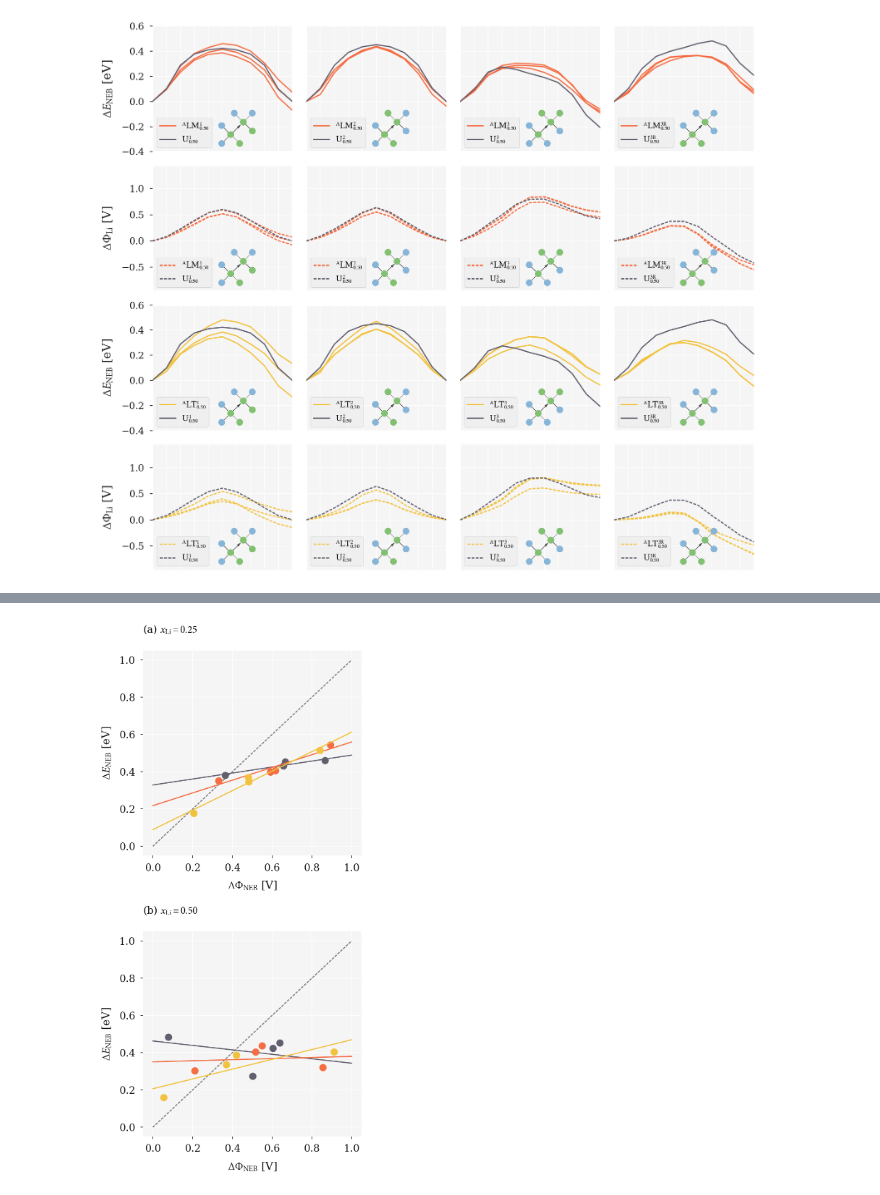
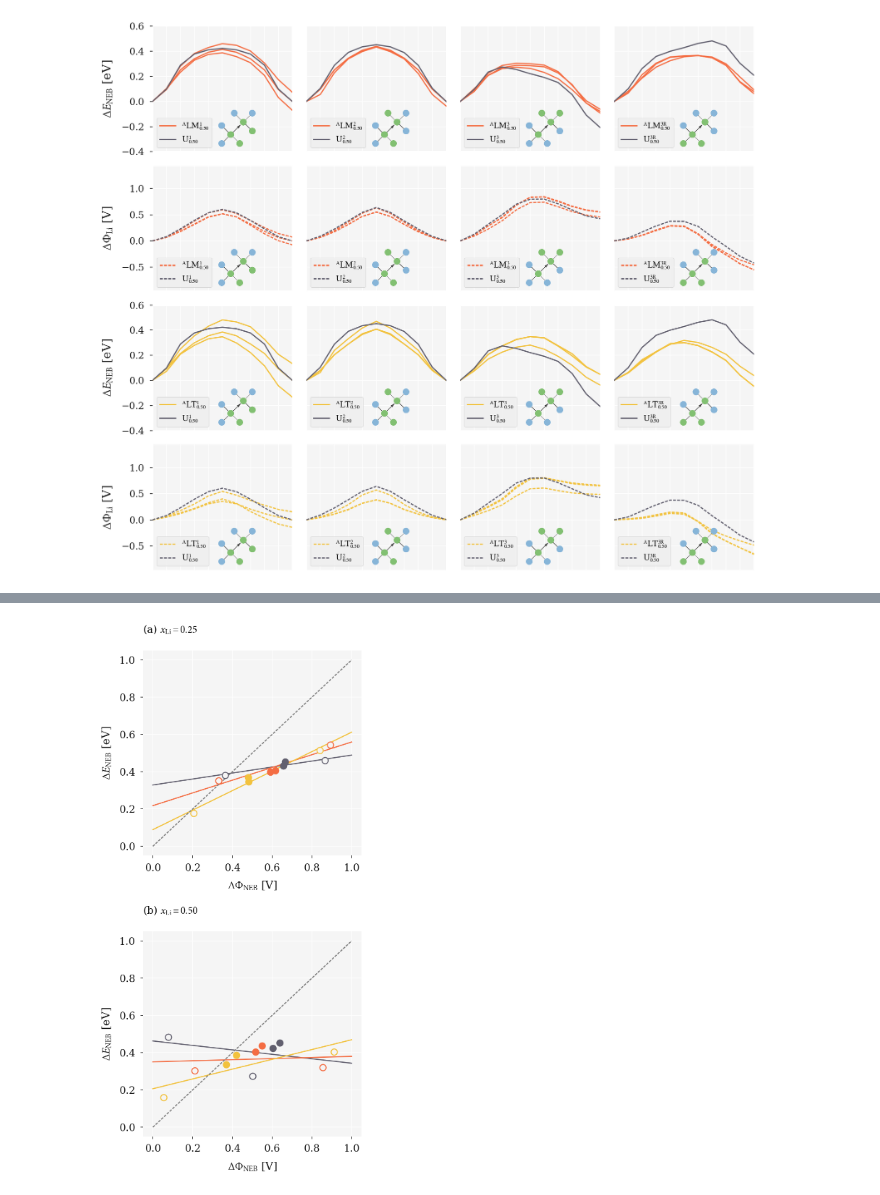
Before and after one commit to bjmorgan/data_NEB_spinel, a Jupyter notebook: analysis/spinel_paper_generating_figures.ipynb, the cells around one changed output, grey strips where cells are left out. Cells and saved outputs as stored; diff of their text form; code cells hidden in the pictures.

```diff
--- a/analysis/spinel_paper_generating_figures.ipynb
+++ b/analysis/spinel_paper_generating_figures.ipynb
@@ -373,6 +373,8 @@ for i, x in enumerate( [0.25, 0.50], 2 ):
             ax[i].plot( barriers, '-', c='grey', linestyle='dashed' )
             for j, ( b, strain ) in enumerate( zip( barriers, [ 'U', 'LM', 'LT' ] ) ):
                 ax[i].plot( j, b, 'o', c=ff.colours[strain] )
+                if path in [ '3', '3R' ]:
+                    ax[i].plot( j, b, 'o', c=ff.lighter_grey, ms=7.3 )
 
 for i in range(len(title)):
     ax[i].set_ylim([0,0.6])
@@ -407,36 +409,39 @@ for ax, conc in zip( axes, [ 0.25, 0.5 ] ):
     ax.set_ylabel( r'$\Delta E_\mathrm{NEB}$ [eV]' )
     ax.xaxis.set_major_locator(ticker.MultipleLocator(0.2))
 
     for strain in [ 'U', 'LM', 'LT' ]:
 
         x=[]
         y=[]
 
         for path in [ '1', '2', '3', '3R' ]:
 
             loc = ( df.path == path ) & ( df.conc == conc ) & ( df.strain == strain )
             max_ind = df[loc].delta_E.idxmax()
 
             E_bar = df['delta_E'].values[max_ind]
             p_bar = df['d_pot'].values[max_ind]
 
             x.append( p_bar )
             y.append( E_bar )
 
-            ax.plot( p_bar, E_bar, 'o', linestyle='None',c=ff.colours[strain], clip_on=False )
+            ax.plot( p_bar, E_bar, 'o', linestyle='None',c=ff.colours[strain], clip_on=False, zorder=2 )
+            if path in [ '3', '3R' ]:
+                ax.plot( p_bar,E_bar, 'o', c=ff.lighter_grey, ms=7.3, zorder=2 )
 
         slope, intercept, rvalue, pvalue, stderr = linregress( x, y )
-        ax.plot( np.array( [ 0.0, 1.0 ] ), ff.line( np.array( [ 0.0, 1.0 ] ), slope, intercept ), c=ff.colours[strain] )
+        ax.plot( np.array( [ 0.0, 1.0 ] ), ff.line( np.array( [ 0.0, 1.0 ] ), slope, intercept ),
+                 c=ff.colours[strain], zorder=1 )
 
 axes[0].set_title( r'(a) $x_\mathrm{Li}=0.25$', fontsize=fontsize, loc='left')
 axes[1].set_title( r'(b) $x_\mathrm{Li}=0.50$', fontsize=fontsize, loc='left')
 
 fig.tight_layout()
 fig.savefig( '{}/pot_vs_delta_e.pdf'.format( figures_dir ) )
 
 ff.set_rcParams( ff.master_formatting )
 # %% [output]
-[figure, old version]
+[figure, new version]
 # %%
 '''
 Figure 5
```
Also changed, not shown: parts of 4 cells of this notebook, 7 other files.
